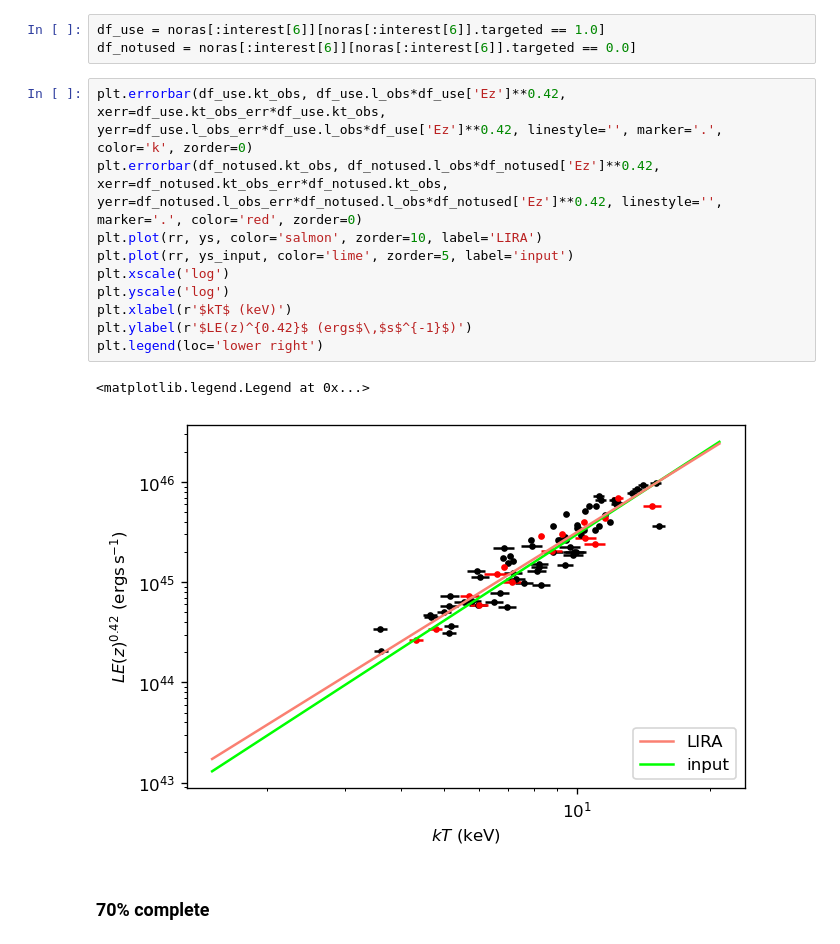
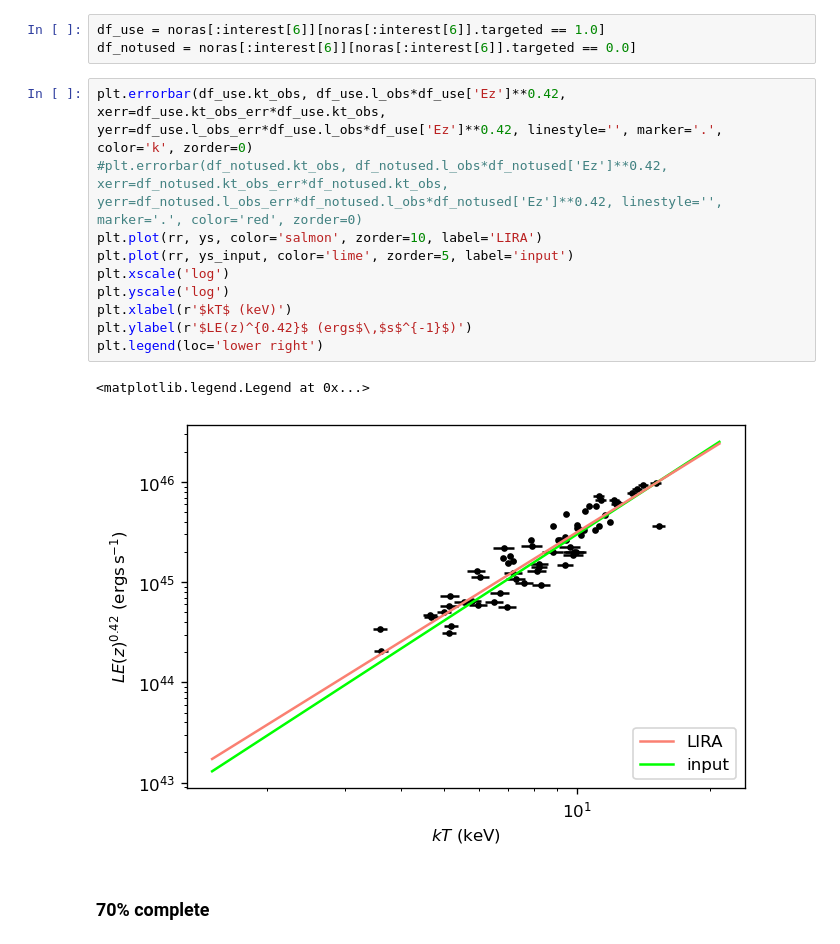
Before and after one commit to ryanduffy92/generate_cluster_sample, a Jupyter notebook: sample_generation.ipynb, the cells around one changed output. Cells and saved outputs as stored; diff of their text form.

```diff
--- a/sample_generation.ipynb
+++ b/sample_generation.ipynb
@@ -301,17 +301,17 @@ df_use = noras[:interest[6]][noras[:interest[6]].targeted == 1.0]
 df_notused = noras[:interest[6]][noras[:interest[6]].targeted == 0.0]
 # %%
 plt.errorbar(df_use.kt_obs, df_use.l_obs*df_use['Ez']**0.42, xerr=df_use.kt_obs_err*df_use.kt_obs, yerr=df_use.l_obs_err*df_use.l_obs*df_use['Ez']**0.42, linestyle='', marker='.', color='k', zorder=0)
-plt.errorbar(df_notused.kt_obs, df_notused.l_obs*df_notused['Ez']**0.42, xerr=df_notused.kt_obs_err*df_notused.kt_obs, yerr=df_notused.l_obs_err*df_notused.l_obs*df_notused['Ez']**0.42, linestyle='', marker='.', color='red', zorder=0)
+#plt.errorbar(df_notused.kt_obs, df_notused.l_obs*df_notused['Ez']**0.42, xerr=df_notused.kt_obs_err*df_notused.kt_obs, yerr=df_notused.l_obs_err*df_notused.l_obs*df_notused['Ez']**0.42, linestyle='', marker='.', color='red', zorder=0)
 plt.plot(rr, ys, color='salmon', zorder=10, label='LIRA')
 plt.plot(rr, ys_input, color='lime', zorder=5, label='input')
 plt.xscale('log')
 plt.yscale('log')
 plt.xlabel(r'$kT$ (keV)')
 plt.ylabel(r'$LE(z)^{0.42}$ (ergs$\,$s$^{-1}$)')
 plt.legend(loc='lower right')
 # %% [output]
 <matplotlib.legend.Legend at 0x...>
-[figure, old version]
+[figure, new version]
 # %% [markdown]
 ### 70% complete
 # %%
```
Also changed, not shown: parts of 14 cells of this notebook.
